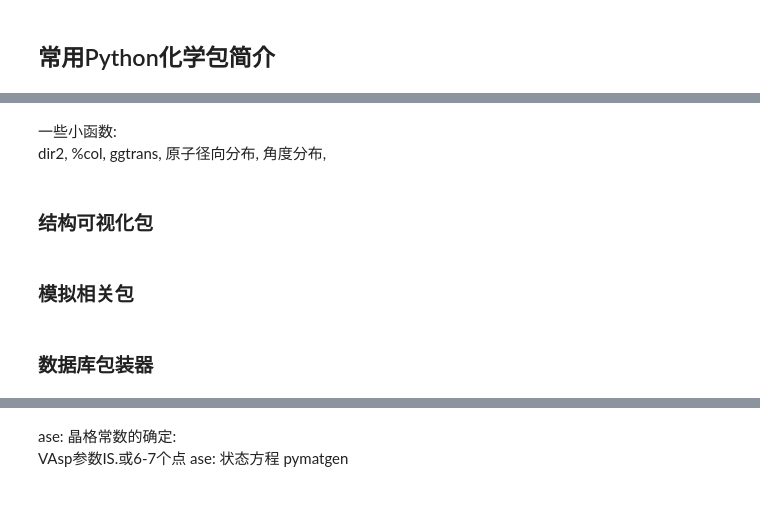
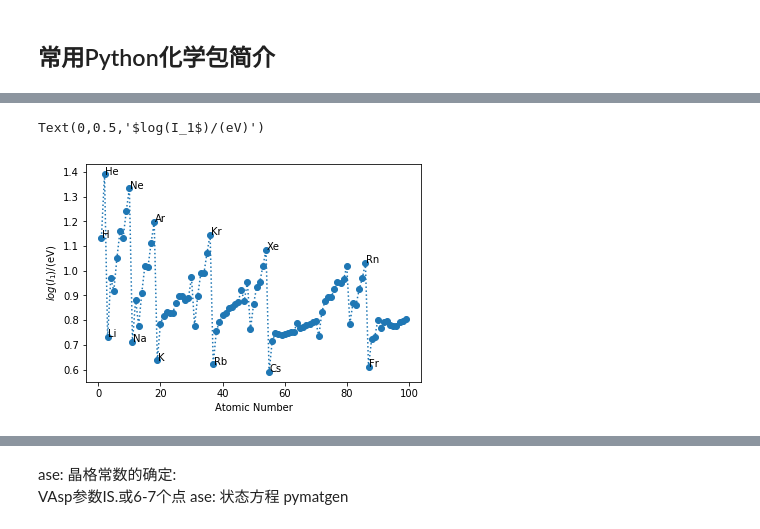
Before and after one commit to tingfengliu/ldr, a Jupyter notebook: Doing/lunwen.ipynb, the cells around one changed output, grey strips where cells are left out. Drawn from its saved outputs; the diff is of its cells as text; code cells hidden in the pictures; blank space fills up the shorter version.

```diff
--- a/Doing/lunwen.ipynb
+++ b/Doing/lunwen.ipynb
@@ -144,9 +138,0 @@ mendeleev: 访问元素周期表中元素的各种性质, ==> 简单的数据集
-# %% [markdown]
-一些小函数:
-dir2, %col, ggtrans, 原子径向分布, 角度分布,
-# %% [markdown]
-### 结构可视化包
-# %% [markdown]
-### 模拟相关包
-# %% [markdown]
-### 数据库包装器
@@ -159,0 +139,16 @@ import ase
+# %%
+from mendeleev import element
+# 原子第一电离能与原子序数的关系
+energies = [np.log10(element(int(i)).ionenergies[1]) for i in np.arange(1,100)]
+atomic_number = [element(int(i)).atomic_number for i in np.arange(1,100)]
+plt.plot(atomic_number,energies,':o');
+
+cols = [1,2,3,10,11,18,19,36,37,54,55,86,87]
+for i in cols:
+    plt.text(i+0.2,energies[i-1],element(int(i)).symbol)
+
+plt.xlabel("Atomic Number")
+plt.ylabel("$log(I_1$)/(eV)")
+# %% [output]
+Text(0,0.5,'$log(I_1$)/(eV)')
+[figure, added]
```
Also changed, not shown: parts of 24 cells of this notebook, 2 other files.
